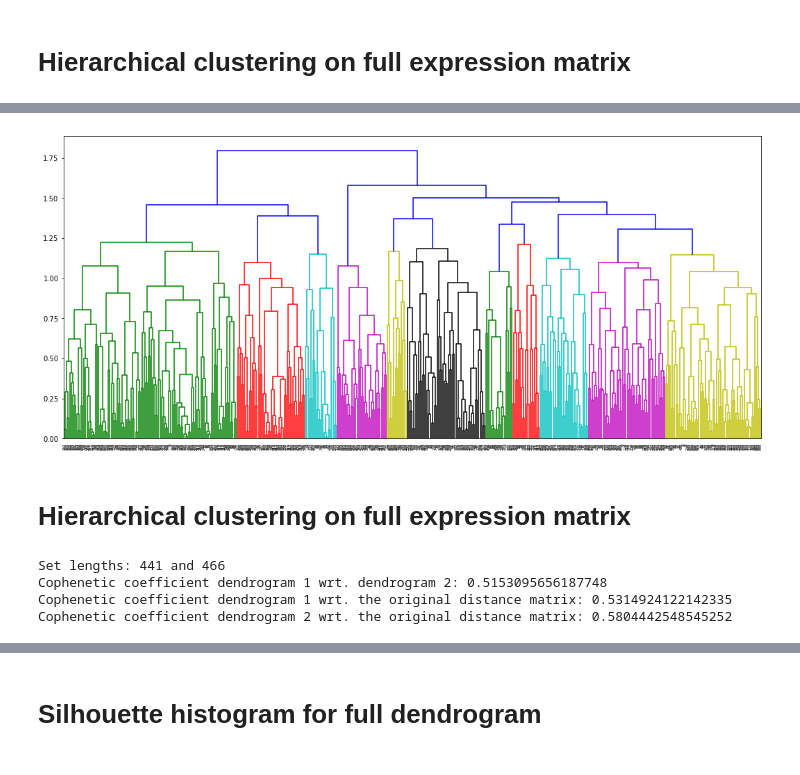
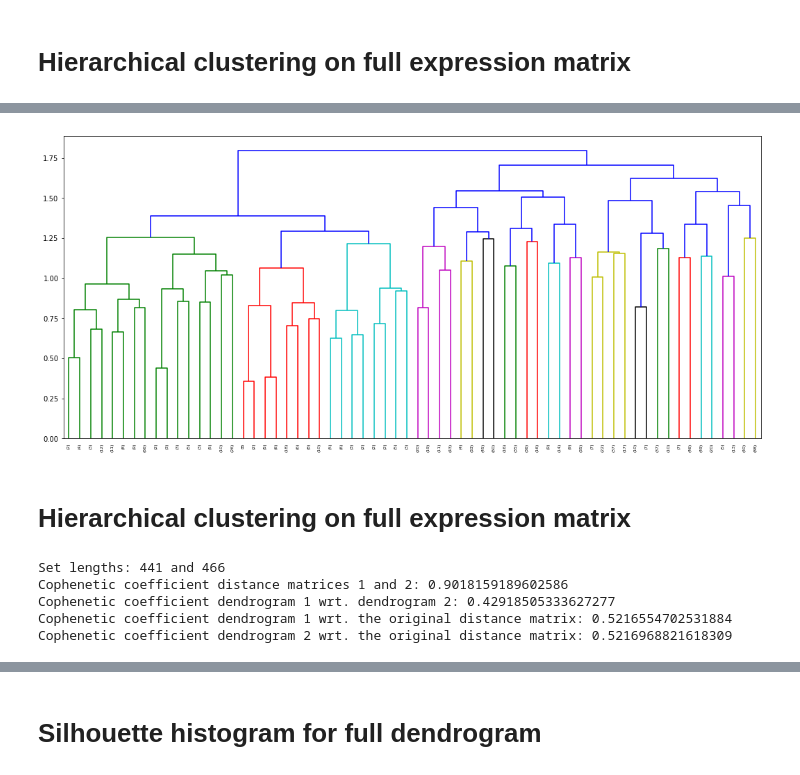
Before and after one commit to rvinas/adversarial-gene-expression, a Jupyter notebook: src/clustering.ipynb, the cells around one changed output, grey strips where cells are left out. Cells and saved outputs as stored; diff of their text form; code cells hidden in the pictures.

```diff
--- a/src/clustering.ipynb
+++ b/src/clustering.ipynb
@@ -40,13 +40,19 @@ Cophenetic coefficient full dendrogram wrt. the original distance matrix: 0.5819
 # %%
 plt.figure(figsize=(18, 8))
-dendrogram(l_matrix, truncate_mode='level');
+dendrogram(l_matrix, p=5, truncate_mode='level');
 # %% [output]
-[figure, old version]
+[figure, new version]
 # %% [markdown]
 # Hierarchical clustering on full expression matrix
 # %%
 idxs1, idxs2 = split_replicates(sample_names)
 print('Set lengths: {} and {}'.format(len(idxs1), len(idxs2)))
+
+dists1 = 1 - upper_diag_list(pearson_correlation(expr[idxs1, :], expr[idxs1, :]))
+dists2 = 1 - upper_diag_list(pearson_correlation(expr[idxs2, :], expr[idxs2, :]))
+c = pearson_correlation(dists1, dists2)
+print('Cophenetic coefficient distance matrices 1 and 2: {}'.format(c))
+
 l_matrix1 = hierarchical_clustering(expr[idxs1, :])
 l_matrix2 = hierarchical_clustering(expr[idxs2, :])
 c = compare_cophenetic(l_matrix1, l_matrix2)
@@ -57,9 +63,10 @@ c, d = cophenet(l_matrix2, y)
 print('Cophenetic coefficient dendrogram 2 wrt. the original distance matrix: {}'.format(c))
 # %% [output]
 Set lengths: 441 and 466
-Cophenetic coefficient dendrogram 1 wrt. dendrogram 2: 0.5153095656187748
-Cophenetic coefficient dendrogram 1 wrt. the original distance matrix: 0.5314924122142335
-Cophenetic coefficient dendrogram 2 wrt. the original distance matrix: 0.5804442548545252
+Cophenetic coefficient distance matrices 1 and 2: 0.9018159189602586
+Cophenetic coefficient dendrogram 1 wrt. dendrogram 2: 0.42918505333627277
+Cophenetic coefficient dendrogram 1 wrt. the original distance matrix: 0.5216554702531884
+Cophenetic coefficient dendrogram 2 wrt. the original distance matrix: 0.5216968821618309
 # %%
 plt.figure(figsize=(18, 8))
 dendrogram(l_matrix1, truncate_mode='level', p=5);
```
Also changed, not shown: parts of 11 cells of this notebook, 12 other files.
